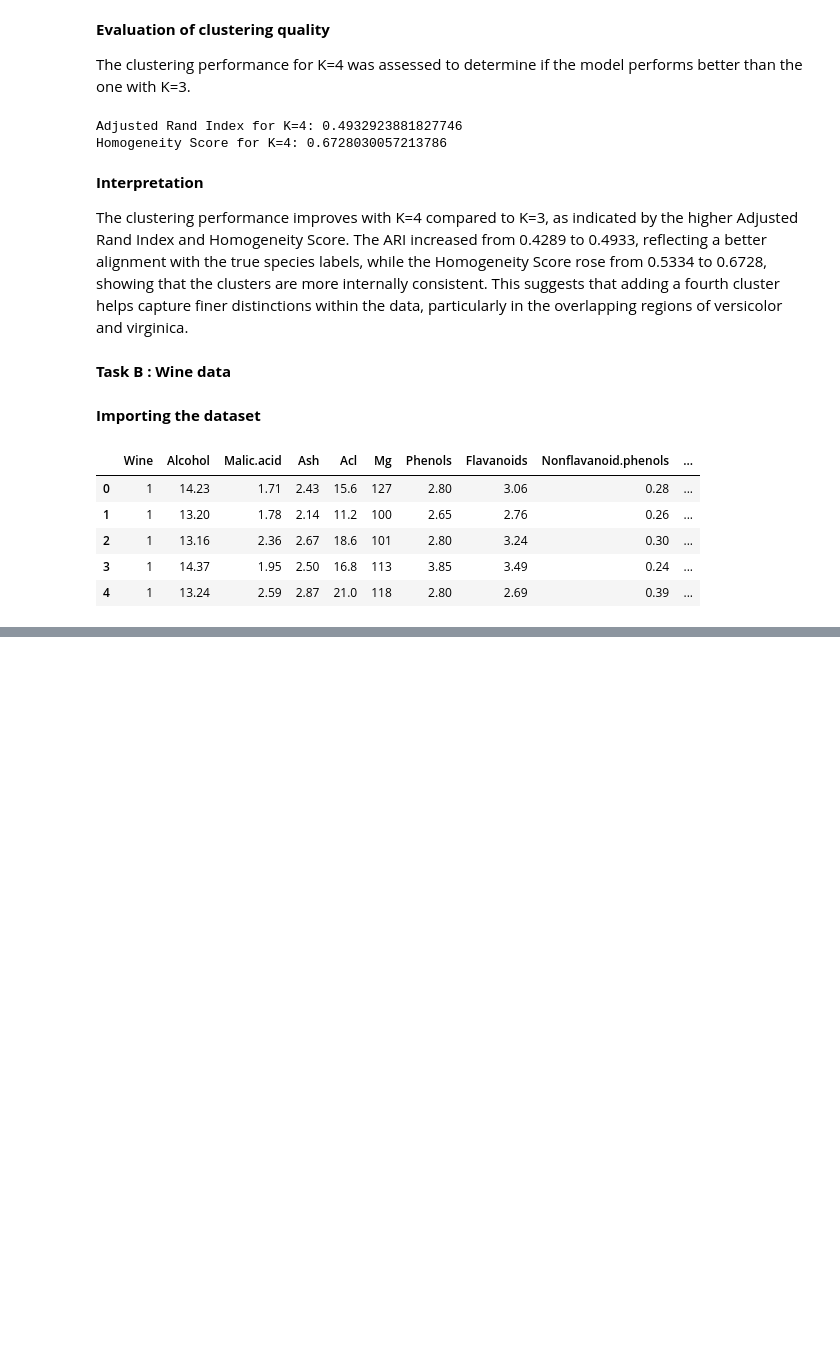
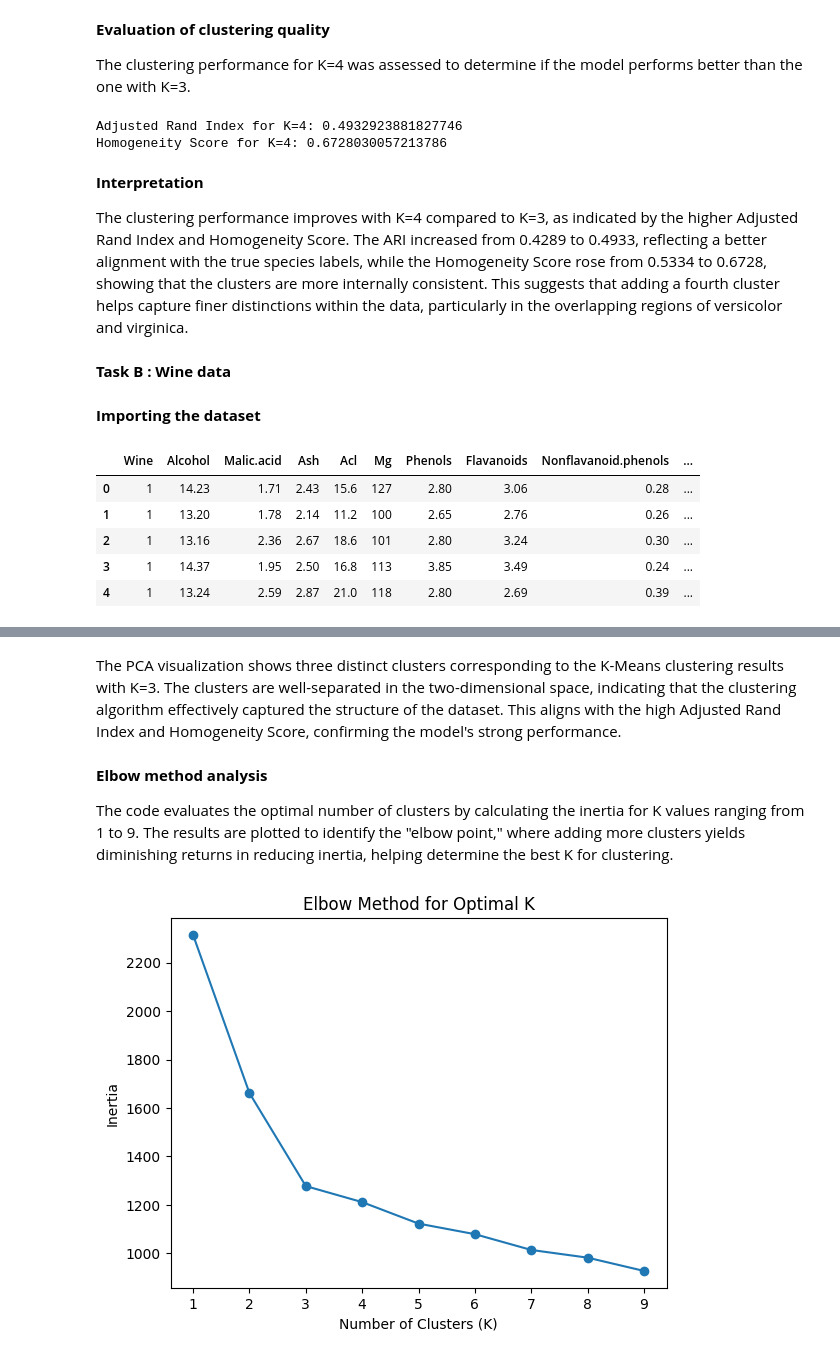
Before and after one commit to dzervenes/Machine-Learning-module, a Jupyter notebook: Unit_6_Seminar_Preparation.ipynb, the cells around one changed output, grey strips where cells are left out. Cells and saved outputs as stored; diff of their text form; code cells hidden in the pictures; blank space fills up the shorter version.

```diff
--- a/Unit_6_Seminar_Preparation.ipynb
+++ b/Unit_6_Seminar_Preparation.ipynb
@@ -168,0 +218,23 @@ X_normalized = scaler.fit_transform(X)
+# %% [markdown]
+The PCA visualization shows three distinct clusters corresponding to the K-Means clustering results with K=3. The clusters are well-separated in the two-dimensional space, indicating that the clustering algorithm effectively captured the structure of the dataset. This aligns with the high Adjusted Rand Index and Homogeneity Score, confirming the model's strong performance.
+# %% [markdown]
+**Elbow method analysis**
+
+The code evaluates the optimal number of clusters by calculating the inertia for
+K values ranging from 1 to 9. The results are plotted to identify the "elbow point," where adding more clusters yields diminishing returns in reducing inertia, helping determine the best K for clustering.
+# %%
+inertias = []
+cluster_range = range(1, 10)
+
+for k in cluster_range:
+    kmeans = KMeans(n_clusters=k, random_state=42)
+    kmeans.fit(X_normalized)
+    inertias.append(kmeans.inertia_)
+
+plt.plot(cluster_range, inertias, marker='o')
+plt.title('Elbow Method for Optimal K')
+plt.xlabel('Number of Clusters (K)')
+plt.ylabel('Inertia')
+plt.show()
+# %% [output]
+[figure, added]
```
Also changed, not shown: parts of 14 cells of this notebook.
